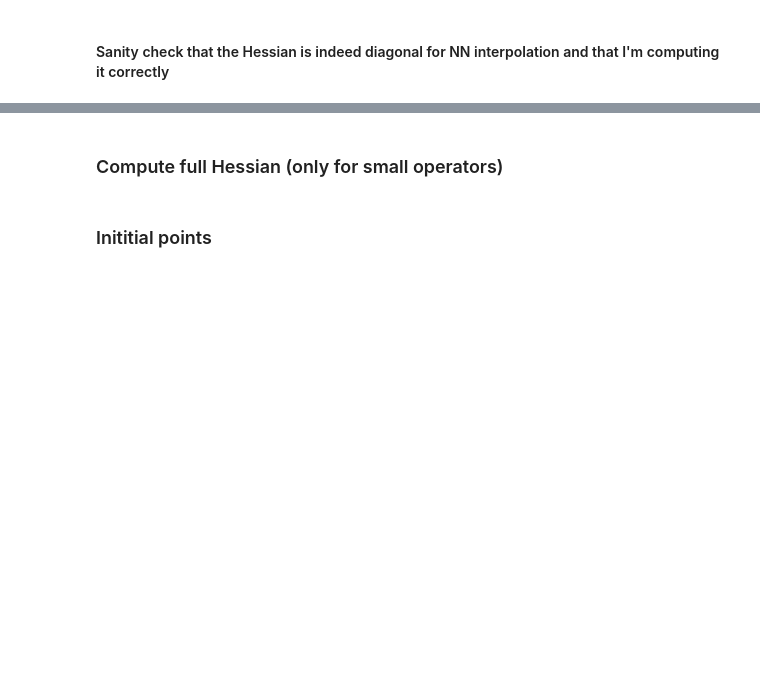
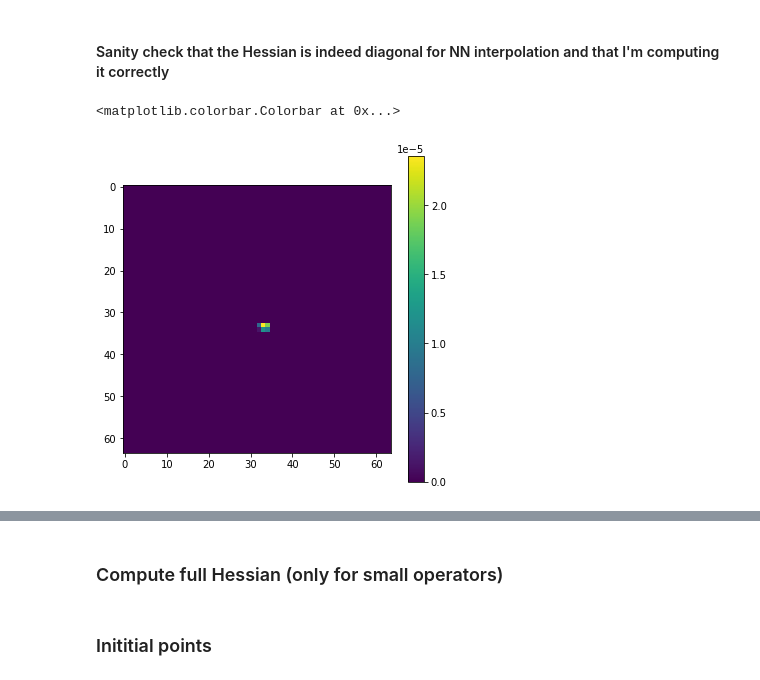
Before and after one commit to bogdantoader/simplecryoem, a Jupyter notebook: nb/Higher_stochastic.ipynb, the cells around one changed output, grey strips where cells are left out. Cells and saved outputs as stored; diff of their text form; code cells hidden in the pictures; blank space fills up the shorter version.

```diff
--- a/nb/Higher_stochastic.ipynb
+++ b/nb/Higher_stochastic.ipynb
@@ -258,8 +250,11 @@ if compute_separate_terms:
 # %%
 ei = jnp.zeros([nx,nx,nx], dtype = jnp.complex128)
 ei = ei.at[0,2,1].set(1)
-hvp = hvp_func1(x0, ei, np.array([23, 1, 0, 6]))
+hvp = hvp_func(x0, ei, np.array([23, 1, 0, 6]))
 plt.imshow(jnp.fft.fftshift(jnp.abs(hvp[0,:,:]))); plt.colorbar()
+# %% [output]
+<matplotlib.colorbar.Colorbar at 0x...>
+[figure, added]
 # %%
 if interp_method == "nn":
     print("Checking")
```
Also changed, not shown: parts of 92 cells of this notebook.
